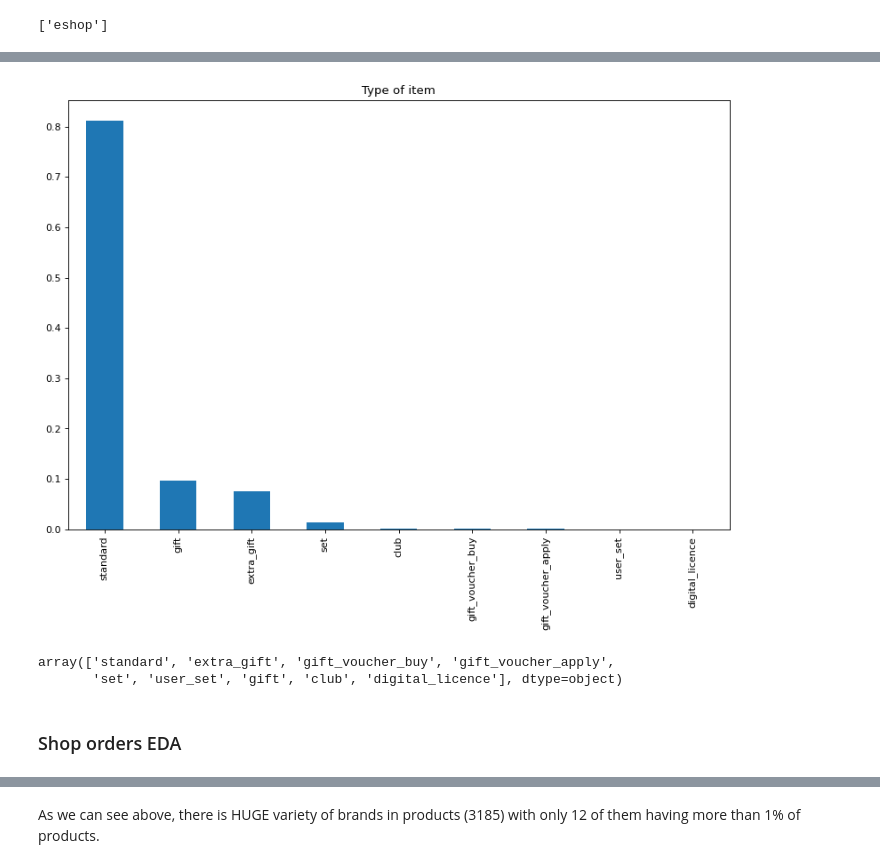
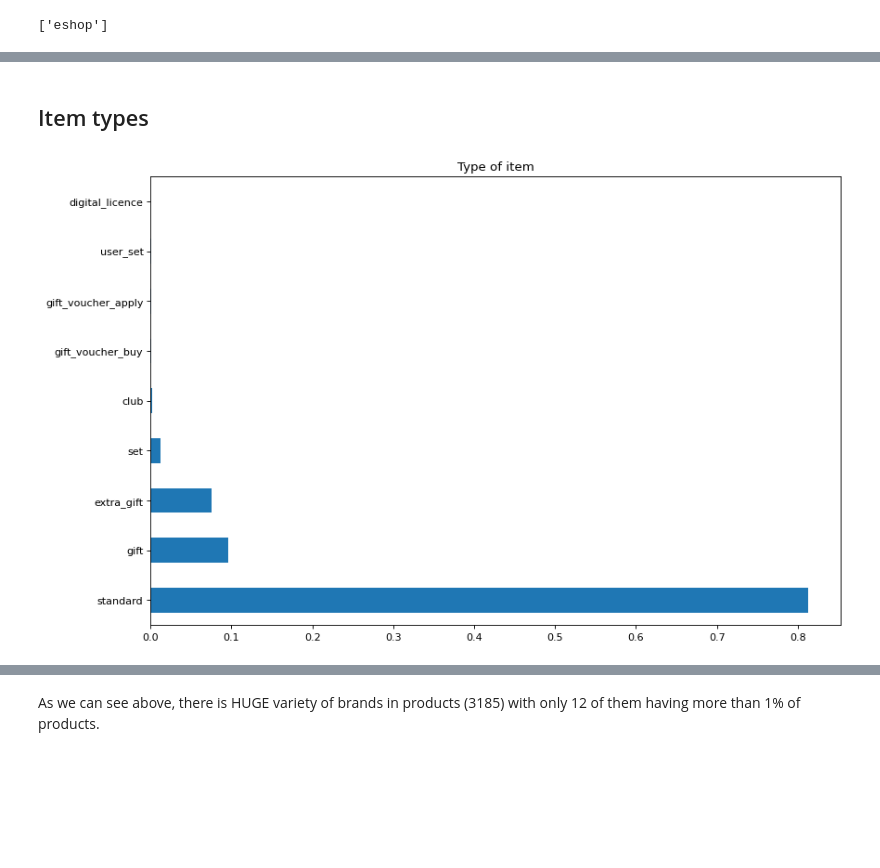
Before and after one commit to xSchon/BP, a Jupyter notebook: EDA.ipynb, the cells around one changed output, grey strips where cells are left out. Cells and saved outputs as stored; diff of their text form; code cells hidden in the pictures; blank space fills up the shorter version.

```diff
--- a/EDA.ipynb
+++ b/EDA.ipynb
@@ -190,13 +169,8 @@ data[data.item_type == 'gift'].sort_values(by='item_unit_price_with_vat', ascend
+# %% [markdown]
+## Item types
 # %%
 figure().patch.set_facecolor('white')
-data.item_type.value_counts(normalize=True).plot(kind='bar', title='Type of item')
+data.item_type.value_counts(normalize=True).plot(kind='barh', title='Type of item')
 plt.show()
 # %% [output]
-[figure, old version]
+[figure, new version]
-# %%
-data.item_type.unique()
-# %% [output]
-array(['standard', 'extra_gift', 'gift_voucher_buy', 'gift_voucher_apply',
-       'set', 'user_set', 'gift', 'club', 'digital_licence'], dtype=object)
-# %% [markdown]
-### Shop orders EDA
```
Also changed, not shown: parts of 33 cells of this notebook.
